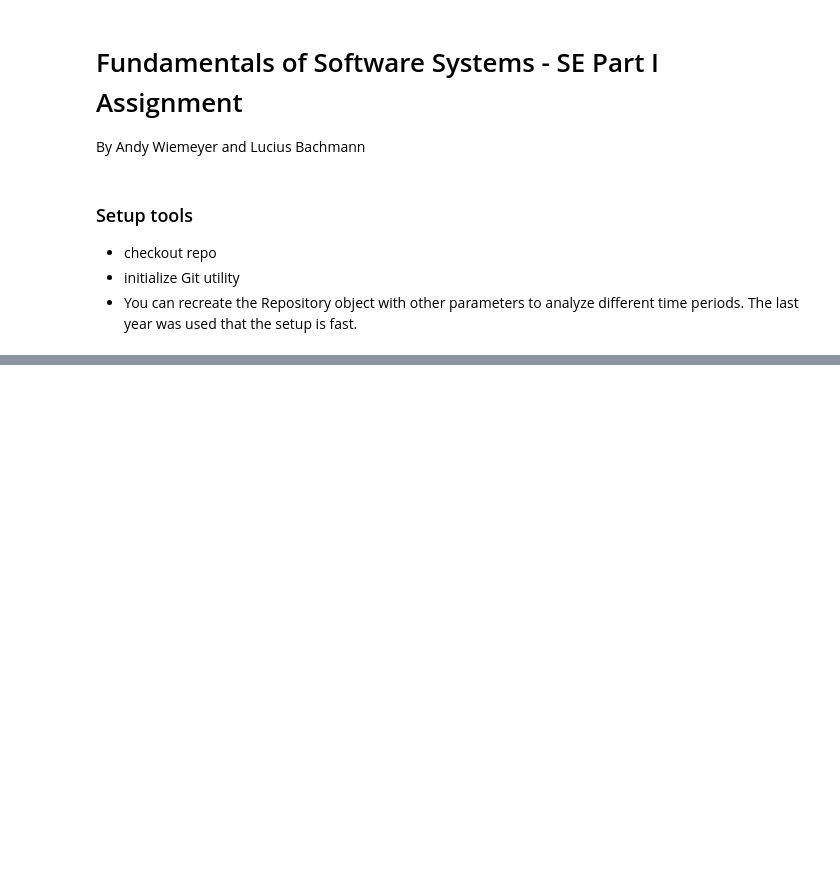
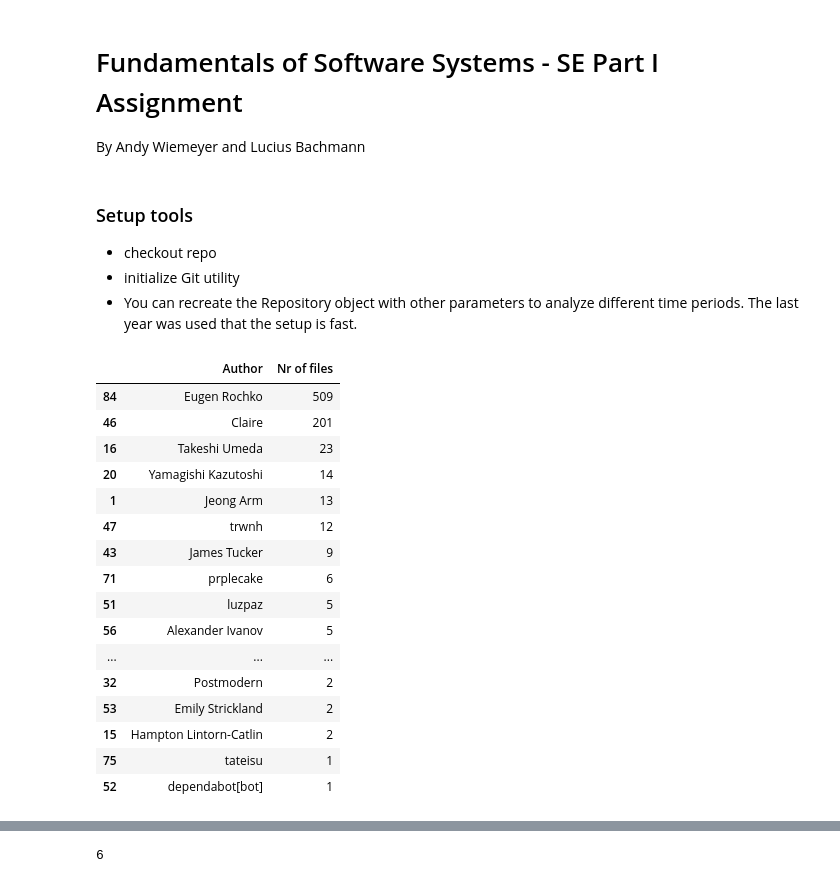
Before and after one commit to BacLuc/fund-soft-systems-analyse-mastodon, a Jupyter notebook: exam.ipynb, the cells around one changed output, grey strips where cells are left out. Drawn from its saved outputs; the diff is of its cells as text; code cells hidden in the pictures; blank space fills up the shorter version.

```diff
--- a/exam.ipynb
+++ b/exam.ipynb
@@ -13,6 +13,7 @@ import os.path
 from datetime import datetime
 from os import path, mkdir
 
+import pandas
 import pandas as pd
 import plotly.express as px
 from pydriller import Repository, Git
@@ -25,10 +26,10 @@ filepath = 'app'
 if not path.exists(repo_path):
     mkdir(repo_path)
 
-from_tag = 'v1.0.0'
-to_tag = 'v1.1.0'
+from_tag = 'v3.5.0'
+to_tag = 'v4.0.0'
 
-repo = Repository(repo_remote_path, clone_repo_to=repo_owner, from_tag=from_tag, to_tag=to_tag)
+repo = Repository(repo_remote_path, clone_repo_to=repo_path, from_tag=from_tag, to_tag=to_tag)
 
 # repo = Repository(repo_remote_path, clone_repo_to=repo_path, since=datetime.fromisoformat('2022-10-01'), filepath=filepath)
 # clone repo if necessary
@@ -40,0 +39,43 @@ git.checkout(tag.hash)
+# %%
+from pandas import DataFrame
+from typing import Set
+import plotly.express as px
+
+authors_to_files : {str, Set[str]} = {}
+
+for commit in repo.traverse_commits():
+    author_identifier = commit.author.name
+    authors_to_files.setdefault(author_identifier, set())
+    for file in commit.modified_files:
+        if file.new_path is not None:
+            if file.new_path.endswith(".rb"):
+                authors_to_files[author_identifier].add(file.new_path)
+
+author_file_count = {(k, len(files)) for k, files in authors_to_files.items()}
+col_name_author = 'Author'
+col_name_nr_of_files = 'Nr of files'
+df_author_file_count = DataFrame(author_file_count, columns=[col_name_author, col_name_nr_of_files])
+df_author_file_count_sorted = df_author_file_count.sort_values(by=[col_name_nr_of_files], ascending=False)
+
+display(df_author_file_count_sorted[:20])
+
+hist_author_count = px.histogram(df_author_file_count_sorted, x=col_name_nr_of_files)
+hist_author_count.show()
+# %% [output]
+|  | Author | Nr of files |
+| 84 | Eugen Rochko | 509 |
+| 46 | Claire | 201 |
+| 16 | Takeshi Umeda | 23 |
+| 20 | Yamagishi Kazutoshi | 14 |
+| 1 | Jeong Arm | 13 |
+| 47 | trwnh | 12 |
+| 43 | James Tucker | 9 |
+| 71 | prplecake | 6 |
+| 51 | luzpaz | 5 |
+| 56 | Alexander Ivanov | 5 |
+| ... | ... | ... |
+| 32 | Postmodern | 2 |
+| 53 | Emily Strickland | 2 |
+| 15 | Hampton Lintorn-Catlin | 2 |
+| 75 | tateisu | 1 |
+| 52 | dependabot[bot] | 1 |
@@ -40,0 +83,4 @@ git.checkout(tag.hash)
+# %%
+len([key for key,value in author_file_count if value > 11])
+# %% [output]
+6
```
Also changed, not shown: parts of 8 cells of this notebook.
